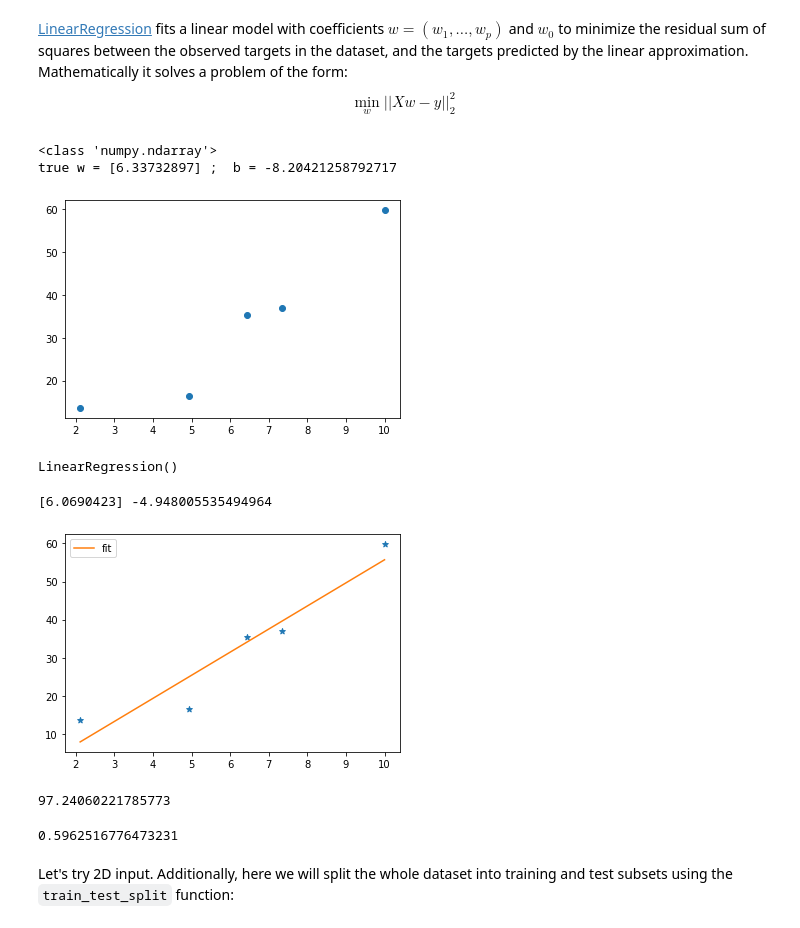
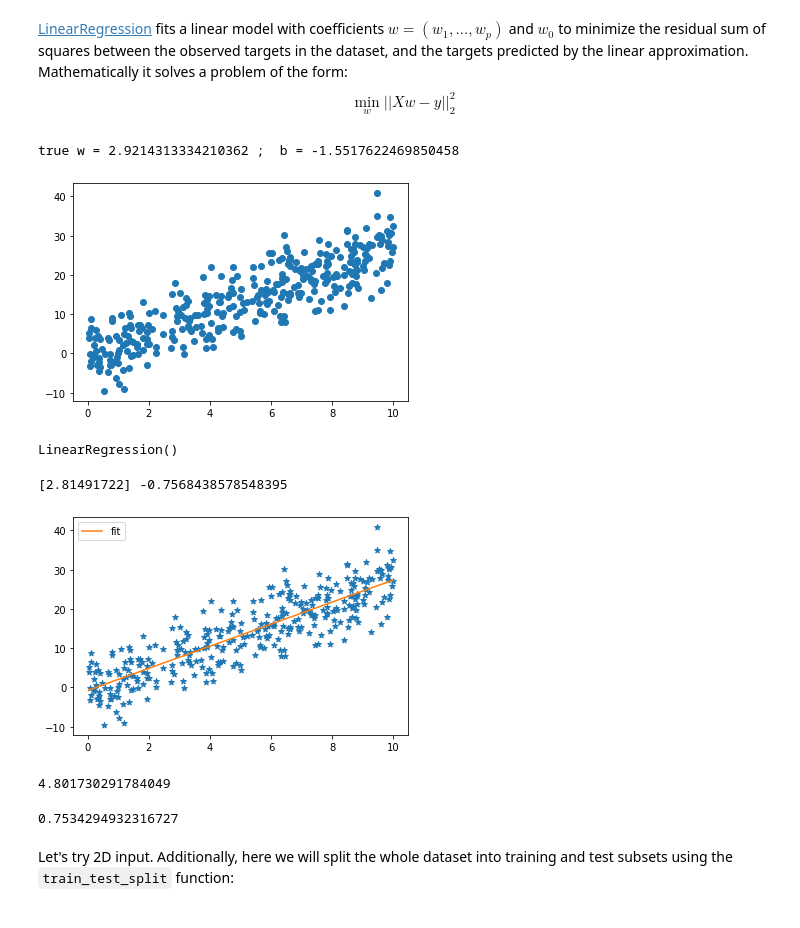
Before and after one commit to neworldemancer/DSF5, a Jupyter notebook: Course_1.ipynb, the cells around one changed output. Drawn from its saved outputs; the diff is of its cells as text; code cells hidden in the pictures.

Commit message:
More subdued plot

```diff
--- a/Course_1.ipynb
+++ b/Course_1.ipynb
@@ -342,12 +330,11 @@ Reference: https://scikit-learn.org/stable/modules/linear_model.html
 [LinearRegression](https://scikit-learn.org/stable/modules/generated/sklearn.linear_model.LinearRegression.html) fits a linear model with coefficients $w = (w_1,..., w_p)$ and $w_0$ to minimize the residual sum of squares between the observed targets in the dataset, and the targets predicted by the linear approximation.
 Mathematically it solves a problem of the form: $$\min_{w} || X w - y||_2^2$$
 # %%
-x, y = get_linear(n_d=1, sigma=5, n_points=5)  # p==1, 1D input
+x, y = get_linear(n_d=1, sigma=5, n_points=333)  # p==1, 1D input
 plt.scatter(x, y);
 # %% [output]
-<class 'numpy.ndarray'>
-true w = [6.33732897] ;  b = -8.20421258792717
+true w = 2.9214313334210362 ;  b = -1.5517622469850458
-[figure, old version]
+[figure, new version]
 # %%
 reg = linear_model.LinearRegression()
 reg.fit(x, y)
@@ -357,7 +344,7 @@ LinearRegression()
 w, w0 = reg.coef_, reg.intercept_
 print(w, w0)
 # %% [output]
-[6.0690423] -4.948005535494964
+[2.81491722] -0.7568438578548395
 # %%
 import seaborn
 # %%
@@ -368,17 +355,17 @@ plt.plot(x_f, y_f, label='fit', c=seaborn.color_palette()[1])
 plt.legend()
 plt.show()
 # %% [output]
-[figure, old version]
+[figure, new version]
 # %%
 # mse
 np.std(y - reg.predict(x))  # or use metrics.mean_squared_error(..., squared=False)
 # %% [output]
-97.24060221785773
+4.801730291784049
 # %%
 # R2
 reg.score(x, y)
 # %% [output]
-0.5962516776473231
+0.7534294932316727
 # %% [markdown]
 Let's try 2D input.
 Additionally, here we will split the whole dataset into training and test subsets using the `train_test_split` function:
```
Also changed, not shown: parts of 11 cells of this notebook.
